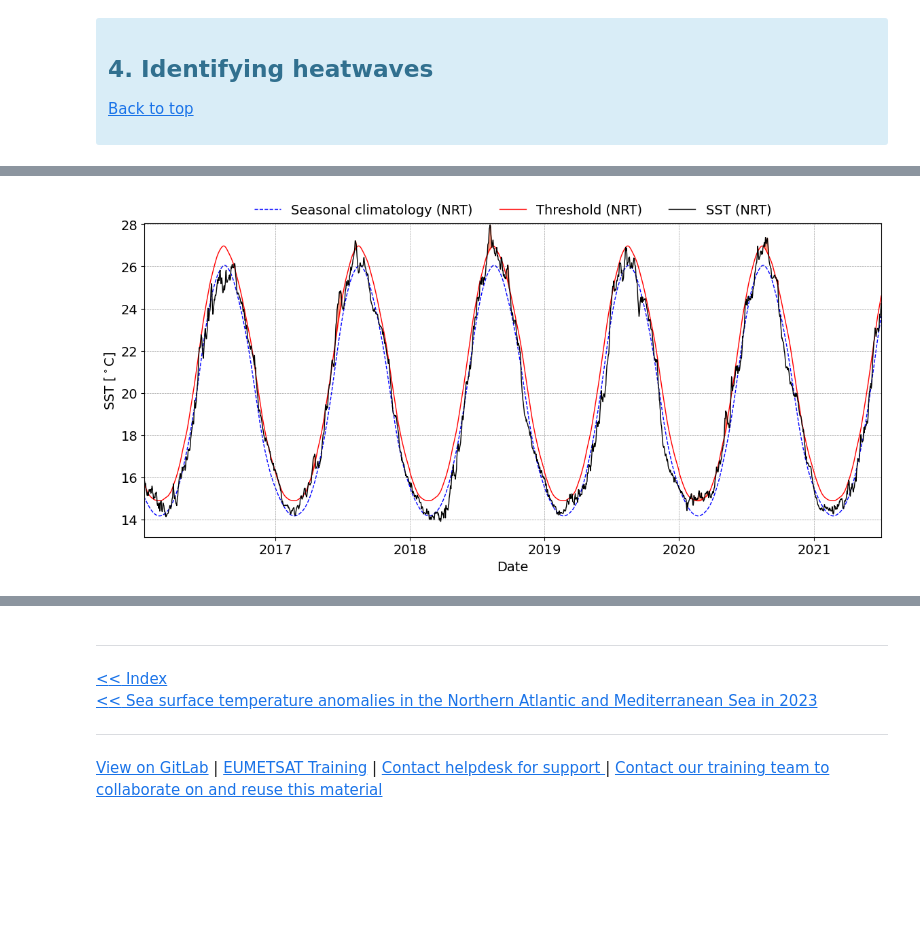
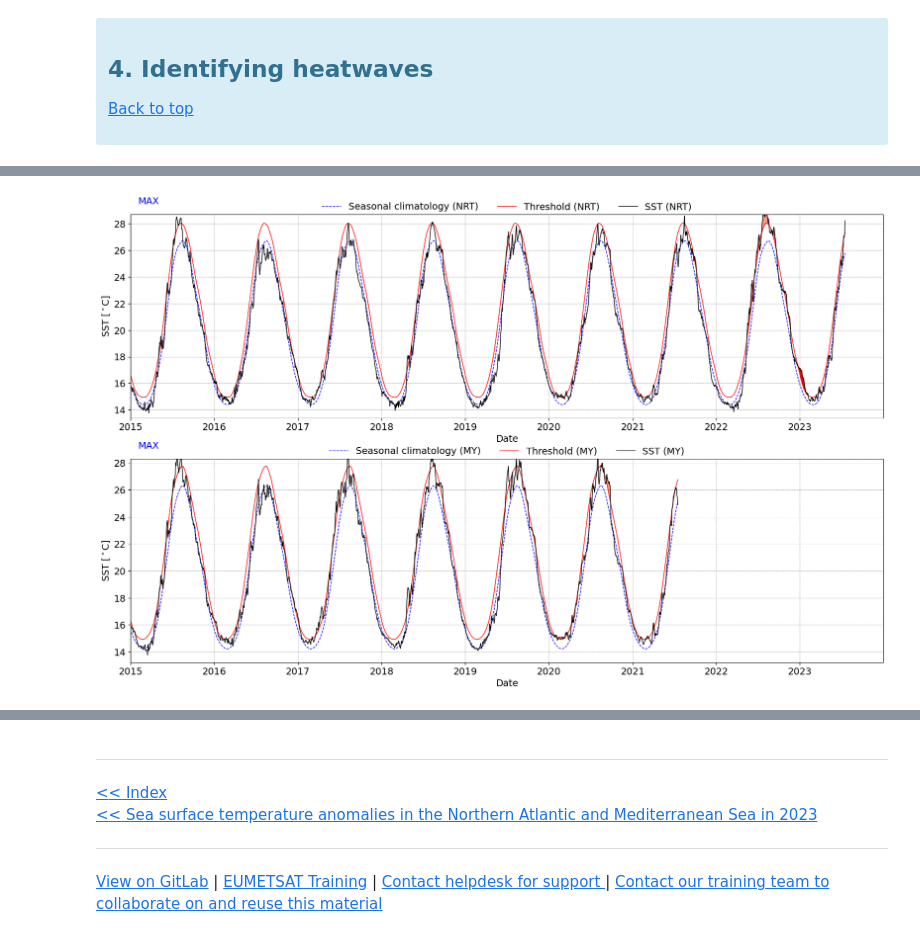
Before and after one commit to wekeo/ocean-case-studies, a Jupyter notebook: Case_studies/Ocean_phenomena/Basin_scale_variability/Atlantic_Med_SST_anomalies_MHW_2023/Med_MHW_2023.ipynb, the cells around one changed output, grey strips where cells are left out. Drawn from its saved outputs; the diff is of its cells as text; code cells hidden in the pictures; blank space fills up the shorter version.

Commit message:
demo date change

```diff
--- a/Case_studies/Ocean_phenomena/Basin_scale_variability/Atlantic_Med_SST_anomalies_MHW_2023/Med_MHW_2023.ipynb
+++ b/Case_studies/Ocean_phenomena/Basin_scale_variability/Atlantic_Med_SST_anomalies_MHW_2023/Med_MHW_2023.ipynb
@@ -148,0 +180,9 @@ Plot
+# %%
+for tag in tags:
+    for start_year, end_year, experiment in zip(start_years[tag], end_years[tag], experiments):
+        heatwaves[tag][experiment] = {}
+        heatwaves[tag][experiment]["SST_time_series"] = heatwaves[tag][f"dataset"]["analysed_sst"].sel(time=slice(f'{start_year}-01-01', f'{end_year}-12-31')) - 273.15
+        heatwaves[tag][experiment]["DoY"] = heatwaves[tag][f"dataset"]["DoY"].sel(time=slice(f'{start_year}-01-01', f'{end_year}-12-31'))
+        heatwaves[tag][experiment]["clim"] = threshold(heatwaves[tag][experiment]["SST_time_series"])
+        heatwaves[tag][experiment]["max_year"] = np.array(heatwaves[tag][experiment]["SST_time_series"][-1].time.dt.year)
+        heatwaves[tag][experiment]["min_year"] = np.array(heatwaves[tag][experiment]["SST_time_series"][0].time.dt.year)
@@ -176,3 +226,6 @@ plt.show()
 # %%
 for tag in tags:
-    heatwaves[tag]["mhws"] = detect(heatwaves[tag]["SST_time_series"], heatwaves[tag]["clim"]["thresh"], heatwaves[tag]["clim"]["seas"])
+    for experiment in experiments:
+        heatwaves[tag][experiment]["mhws"] = detect(heatwaves[tag][experiment]["SST_time_series"],
+                                                    heatwaves[tag][experiment]["clim"]["thresh"],
+                                                    heatwaves[tag][experiment]["clim"]["seas"])
@@ -179,5 +234,6 @@ for tag in tags:
 # %%
 for tag in tags:
-    heatwaves[tag]["n_events"] = len(heatwaves[tag]["mhws"]["event"])
-    print(f'Number of heatwaves ({tag}): {heatwaves[tag]["n_events"]}')
+    for experiment in experiments:
+        heatwaves[tag][experiment]["n_events"] = len(heatwaves[tag][experiment]["mhws"]["event"])
+        print(f'Number of heatwaves ({tag} / {experiment}): {heatwaves[tag][experiment]["n_events"]}')
 # %% [output]
@@ -188,34 +253,44 @@ ev = -1 # most recent!
 # %%
-for tag in tags:
+# highlight most recent!
+ev = -1
 
-    plt.figure(figsize=(14, 6))
+for experiment, ii in zip(experiments, range(3)):
+    plt.figure(figsize=(20, 12))
     plt.rc('font', size=14)
-    DS = heatwaves[tag]
+    gs = gridspec.GridSpec(2, 1)
 
-    p1, = plt.plot(DS["dataset"]["time"], DS["clim"]["seas"].values[DS["dataset"]["DoY"]], 'b--', linewidth=1, zorder=1)
-    p2, = plt.plot(DS["dataset"]["time"], DS["clim"]["thresh"].values[DS["dataset"]["DoY"]], 'r', linewidth=1, zorder=2)
-    p3, = plt.plot(DS["dataset"]["time"], DS["SST_time_series"], 'k', linewidth=1, zorder=3)
+    for tag, jj in zip(tags, range(2)):
+        axes = plt.subplot(gs[jj, 0])
 
-    # Find indices for previous MHW and shade
-    for ev0 in np.arange(ev-10, min(ev+10, DS["n_events"]), 1):
-        t1 = np.where(DS["dataset"]["time"]==DS["mhws"]["time_start"][ev0].values)[0][0]
-        t2 = np.where(DS["dataset"]["time"]==DS["mhws"]["time_end"][ev0].values)[0][0]
-        if ev0 == ev:
-            plot_col = 'r'
-        else:
-            plot_col = (1,0.6,0.5)
-        plt.fill_between(np.array(DS["dataset"]["time"][t1:t2+1]), DS["clim"]["thresh"].values[DS["dataset"]["DoY"]][t1:t2+1],
-                         np.array(DS["SST_time_series"][t1:t2+1]), color=plot_col)
+        DS = heatwaves[tag][experiment]
 
-    this_history_length = min([history_length, len(DS["dataset"]["time"])])
-    plt.xlim(DS["dataset"]["time"][-1* this_history_length], DS["dataset"]["time"][-1])
-    plt.ylim(DS["clim"]["seas"].min() - 1, DS["clim"]["seas"].max() + 2)
-    plt.grid(color='0.25', linestyle='--', linewidth=0.5, alpha=0.5)
-    plt.legend([p1, p2, p3],[f"Seasonal climatology ({tag})", f"Threshold ({tag})", f"SST ({tag})"],
-               frameon=False, bbox_to_anchor=(0.5, 1.1), loc='upper center', ncol=3)
-    plt.xlabel(r'Date')
-    plt.ylabel(r'SST [$^\circ$C]')
+        p1, = axes.plot(DS["SST_time_series"]["time"], DS["clim"]["seas"].values[DS["DoY"]], 'b--', linewidth=1, zorder=1)
+        p2, = axes.plot(DS["SST_time_series"]["time"], DS["clim"]["thresh"].values[DS["DoY"]], 'r', linewidth=1, zorder=2)
+        p3, = axes.plot(DS["SST_time_series"]["time"], DS["SST_time_series"], 'k', linewidth=1, zorder=3)
 
-    plt.savefig(f'Marine_heat_waves_{tag}.png', bbox_inches='tight')
+        # Find indices for previous MHW and shade
+        for ev0 in np.arange(ev-10, min(ev+10, DS["n_events"]), 1):
+            t1 = np.where(DS["SST_time_series"]["time"]==DS["mhws"]["time_start"][ev0].values)[0][0]
+            t2 = np.where(DS["SST_time_series"]["time"]==DS["mhws"]["time_end"][ev0].values)[0][0]
+            if ev0 == ev:
+                plot_col = 'r'
+            else:
+                plot_col = (1,0.6,0.5)
+            plt.fill_between(np.array(DS["SST_time_series"]["time"][t1:t2+1]),
+                             DS["clim"]["thresh"].values[DS["DoY"]][t1:t2+1],
+                             np.array(DS["SST_time_series"][t1:t2+1]), color=plot_col)
+
+        plt.xlim(datetime.datetime(plot_start_year[ii], 1, 1), datetime.datetime(plot_end_year[ii], 12, 31))
+        plt.ylim(DS["clim"]["seas"].min() - 1, DS["clim"]["seas"].max() + 2)
+        plt.grid(color='0.25', linestyle='--', linewidth=0.5, alpha=0.5)
+        plt.legend([p1, p2, p3],[f"Seasonal climatology ({tag})", f"Threshold ({tag})", f"SST ({tag})"],
+                   frameon=False, bbox_to_anchor=(0.5, 1.1), loc='upper center', ncol=3)
+        plt.xlabel(r'Date')
+        plt.ylabel(r'SST [$^\circ$C]')
+        plt.annotate(experiment.upper(), (0.01, 1.05), xycoords="axes fraction", color='b')
+
+    plt.show()
+
+    plt.savefig(f'Marine_heat_waves_{experiment}.png', bbox_inches='tight')
 # %% [output]
-[figure, old version]
+[figure, new version]
```
Also changed, not shown: parts of 30 cells of this notebook, 2 other files.
